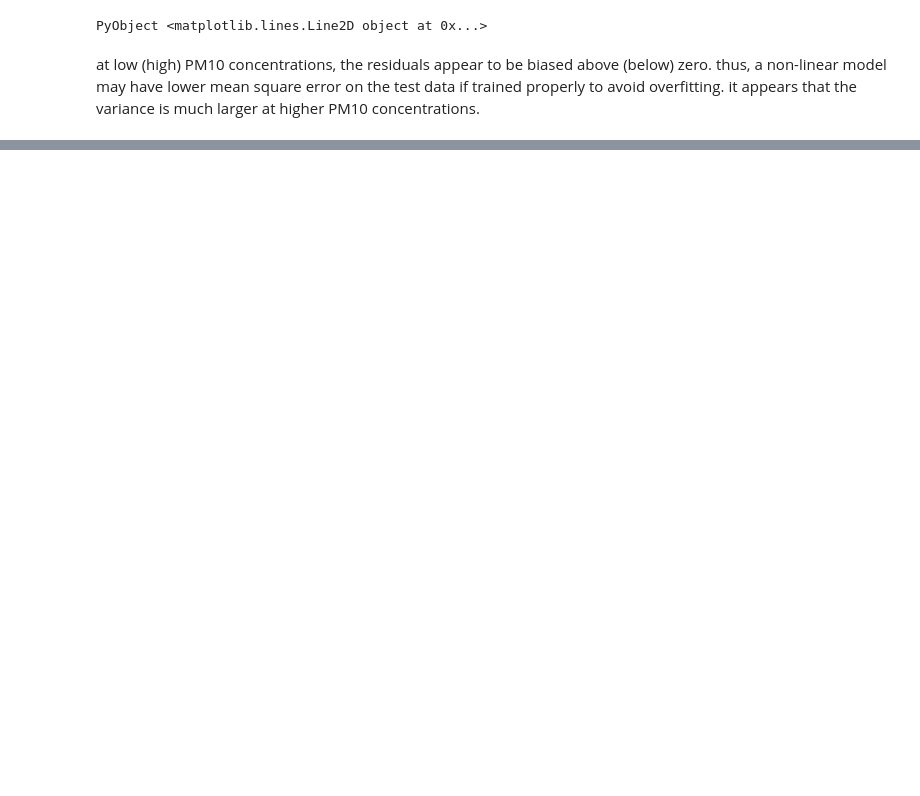
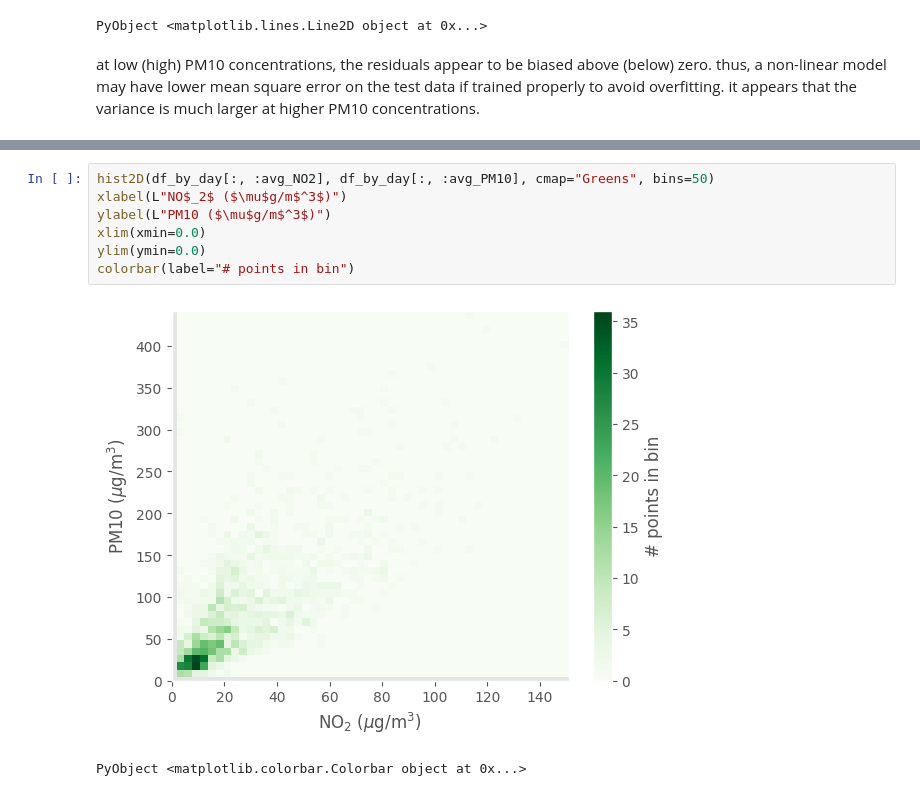
Before and after one commit to SimonEnsemble/data_science_course, a Jupyter notebook: lectures/linear_regression/linear regression.ipynb, the cells around one changed output, grey strips where cells are left out. Cells and saved outputs as stored; diff of their text form; blank space fills up the shorter version.

```diff
--- a/lectures/linear_regression/linear regression.ipynb
+++ b/lectures/linear_regression/linear regression.ipynb
@@ -222,0 +216,10 @@ at low (high) PM10 concentrations, the residuals appear to be biased above (belo
+# %%
+hist2D(df_by_day[:, :avg_NO2], df_by_day[:, :avg_PM10], cmap="Greens", bins=50)
+xlabel(L"NO$_2$ ($\mu$g/m$^3$)")
+ylabel(L"PM10 ($\mu$g/m$^3$)")
+xlim(xmin=0.0)
+ylim(ymin=0.0)
+colorbar(label="# points in bin")
+# %% [output]
+[figure, added]
+PyObject <matplotlib.colorbar.Colorbar object at 0x...>
```
Also changed, not shown: parts of 11 cells of this notebook.
